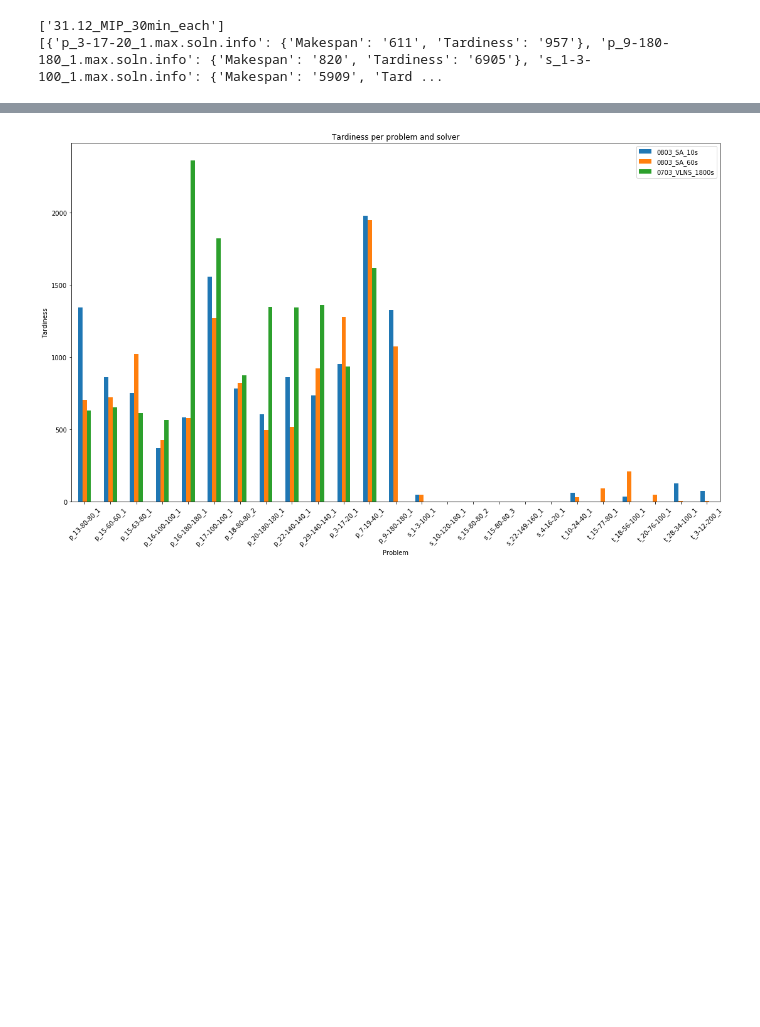
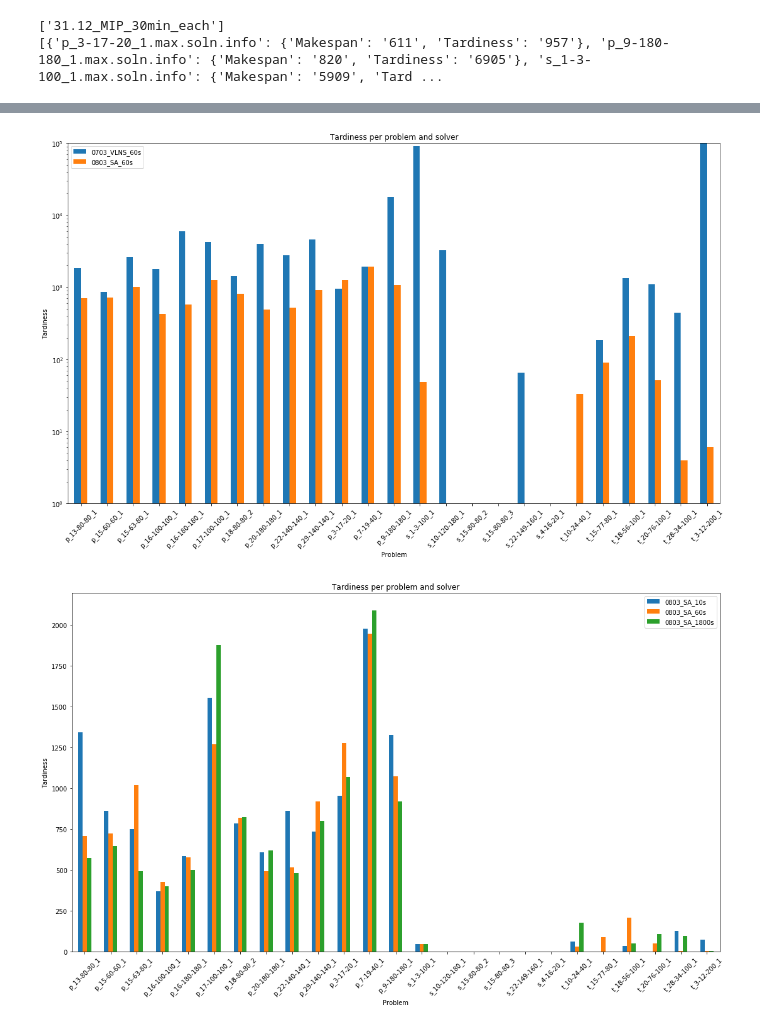
Before and after one commit to ocatias/Metaheuristic-UPMS, a Jupyter notebook: Notebooks/TestRunComparer.ipynb, the cells around one changed output, grey strips where cells are left out. Saved outputs shown, nothing was run; the diff lists cells and outputs as text; code cells hidden in the pictures; blank space fills up the shorter version.

```diff
--- a/Notebooks/TestRunComparer.ipynb
+++ b/Notebooks/TestRunComparer.ipynb
@@ -169,6 +189,12 @@ compareDifferentRuns(["C:/Users/Fabian/Desktop/Informatik/CO/Experiments/31.12_M
+# %%
+compareDifferentRuns(["C:/Users/Fabian/Desktop/Informatik/CO/Experiments/0703_VLNS_60s",
+                      "C:/Users/Fabian/Desktop/Informatik/CO/Experiments/0803_SA_60s",
+                     ], 100000)
+# %% [output]
+[figure, added]
 # %%
 compareDifferentRuns(["C:/Users/Fabian/Desktop/Informatik/CO/Experiments/0803_SA_10s",
                      "C:/Users/Fabian/Desktop/Informatik/CO/Experiments/0803_SA_60s",
-                     "C:/Users/Fabian/Desktop/Informatik/CO/Experiments/0703_VLNS_1800s"])
+                     "C:/Users/Fabian/Desktop/Informatik/CO/Experiments/0803_SA_1800s"])
 # %% [output]
-[figure, old version]
+[figure, new version]
```
Also changed, not shown: parts of 7 cells of this notebook, 3 other files.
